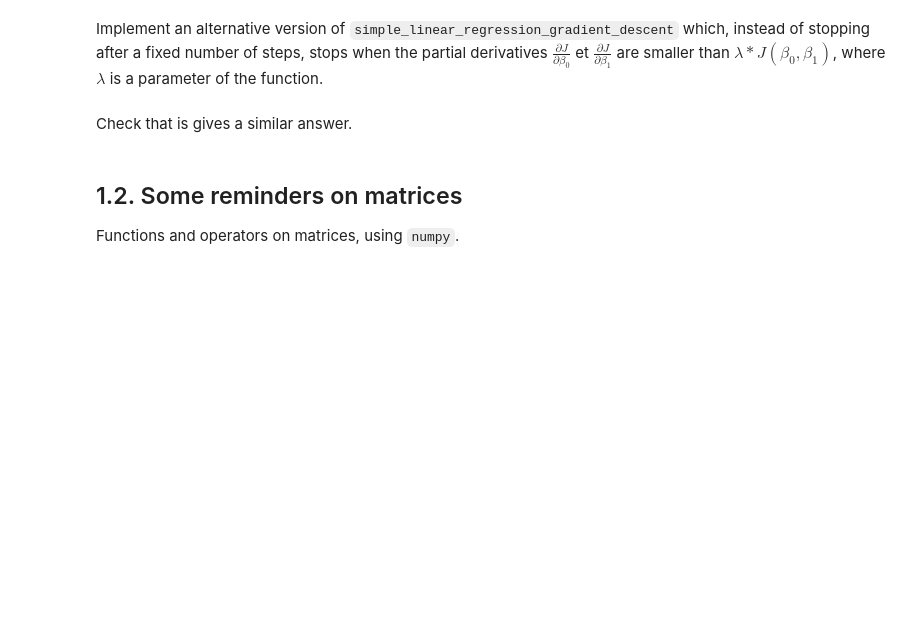
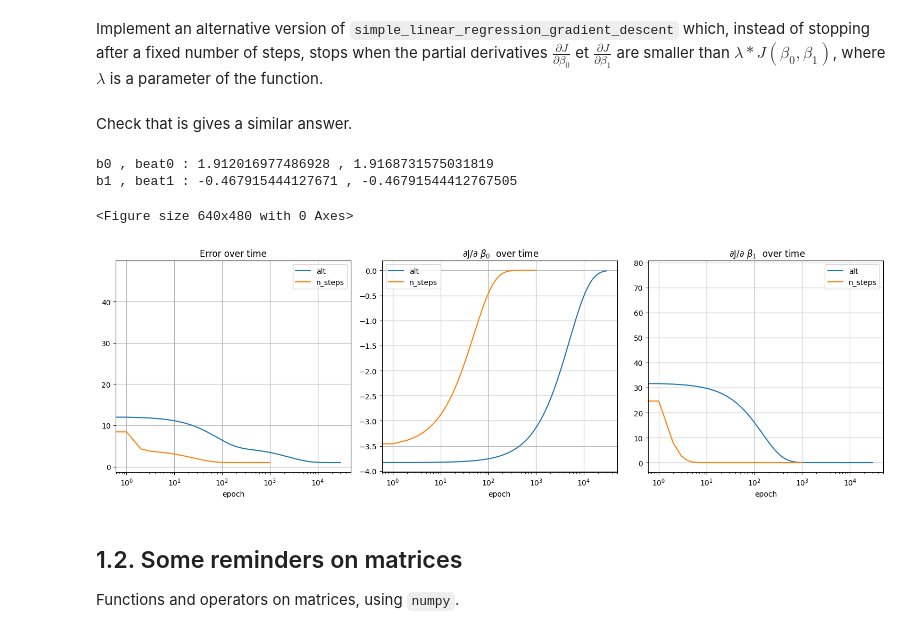
Before and after one commit to mebs237/Matieres, a Jupyter notebook: Intro Machine Learning & DS/TP/lab3/lab3.ipynb, the cells around one changed output. Drawn from its saved outputs; the diff is of its cells as text; code cells hidden in the pictures; blank space fills up the shorter version.

```diff
--- a/Intro Machine Learning & DS/TP/lab3/lab3.ipynb
+++ b/Intro Machine Learning & DS/TP/lab3/lab3.ipynb
@@ -193,15 +193,19 @@ def simple_linear_regression_gradient_descent_alt(X, Y, learning_rate = .01, sto
     """Simple batch gradient descent algorithm to compute a linear regression.
     Takes the training examples and the learning rate (0.01 by default) and returns (beta0, beta1, beta0_hist, beta1_hist) where beta0_hist, beta1_hist are the lists of all values taken by beta0 and beta1.
     Halting condition: when the derivates are smaller than $stop$ * the error, in absolute value."""
-    beta0 , beta1  = rd.random(), rd.random() # Random initialization
+
+    beta0 , beta1  = 0 , 0 # Random initialization
     beta0_hist , beta1_hist = [beta0] , [beta1]
+
     DJ = abs(derivative_squared_error_simple(beta0,beta1,X,Y))
     J = stop*squared_error_simple(beta0,beta1,X,Y)
 
     while True:
-      if DJ[0] + DJ[1] < J:
+      if DJ[0] < J and  DJ[1] < J:
         break
       beta0 , beta1 = one_step_simple_linear_regression_gradient_descent(beta0, beta1, X, Y, learning_rate)
+      J = stop*squared_error_simple(beta0,beta1,X,Y)
+      DJ = abs(derivative_squared_error_simple(beta0,beta1,X,Y))
       beta1_hist.append(beta1)
       beta0_hist.append(beta0)
 
@@ -209,33 +213,55 @@ def simple_linear_regression_gradient_descent_alt(X, Y, learning_rate = .01, sto
 # %% [markdown]
 Check that is gives a similar answer.
 # %%
-b0 , b1, b0_hist , b1_hist = simple_linear_regression_gradient_descent_alt(X, Y, stop = .9, learning_rate = .01)
+b0 , b1, b0_hist , b1_hist = simple_linear_regression_gradient_descent_alt(X, Y, learning_rate = .0001 , stop = .01)
 
-print(f" almost " if (np.abs(b0-beta0)<1e-12 and np.abs(b1-beta1)<1e-12 ) else "not equal")
+print(f"b0 , beat0 : {b0} , {beta0}")
+print(f"b1 , beat1 : {b1} , {beta1}")
+# %% [output]
+b0 , beat0 : 1.912016977486928 , 1.9168731575031819
+b1 , beat1 : -0.467915444127671 , -0.46791544412767505
 # %%
 #les calculs
 E2 = squared_error_vect(b0_hist,b1_hist,X,Y) # error plot
 Dj2 = np.vstack([derivative_squared_error_simple(b0, b1, X, Y) for b0, b1 in zip(b0_hist, b1_hist)])
 Dj02 = Dj2[:, 0]  # Première colonne pour ∂J/∂β0
 Dj12 = Dj2[:, 1]  # Deuxième colonne pour ∂J/∂β1
 
 epochs2 = np.arange(len(b0_hist))
+
 plt.clf()
+fig , ax = plt.subplots( 1, 3 ,figsize=(15,5))
+
 # Les erreurs
-plt.plot(epochs2 , E , label= "Error_alt")
-plt.plot(epochs , E , label = "Error")
+
+ax[0].plot(epochs2 , E2 , label= "alt")
+ax[0].plot(epochs , E , label = "n_steps")
+ax[0].set_title(("Error over time"))
+
+
 # les dérivées partielles
-plt.plot(epochs2,Dj02 ,label= "$ ∂J/∂\\b_0 $")
-plt.plot(epochs2,Dj12 ,label= "$ ∂J/∂\\b_1 $")
-plt.plot(epochs,Dj0 ,label= "$ ∂J/∂\\beta_0 $")
-plt.plot(epochs,Dj1 ,label= "$ ∂J/∂\\beta_1 $")
-plt.title("n_steps vs epsilon over time of error and partial derivatives (xscale ='log')")
-plt.legend()
-plt.grid()
-plt.xlabel('epoch')
-plt.xscale('log')
 
+ax[1].plot(epochs2,Dj02 ,label= "alt")
+ax[1].plot(epochs,Dj0 ,label= "n_steps")
+ax[1].set_title(" ∂J/∂ $\\beta_0$  over time")
+
+
+ax[2].plot(epochs2,Dj12 ,label= "alt")
+ax[2].plot(epochs,Dj1 ,label= "n_steps")
+ax[2].set_title(" ∂J/∂ $\\beta_1$  over time")
+
+for a in ax:
+    a.grid(True)
+    a.set_xlabel('epoch')
+    a.set_xscale('log')
+    a.legend()
+
+
+plt.tight_layout()
 plt.show()
+# %% [output]
+<Figure size 640x480 with 0 Axes>
+[figure, added]
 # %% [markdown]
 ## 1.2. Some reminders on matrices
 
```
Also changed, not shown: parts of 6 cells of this notebook, 11 other files.
